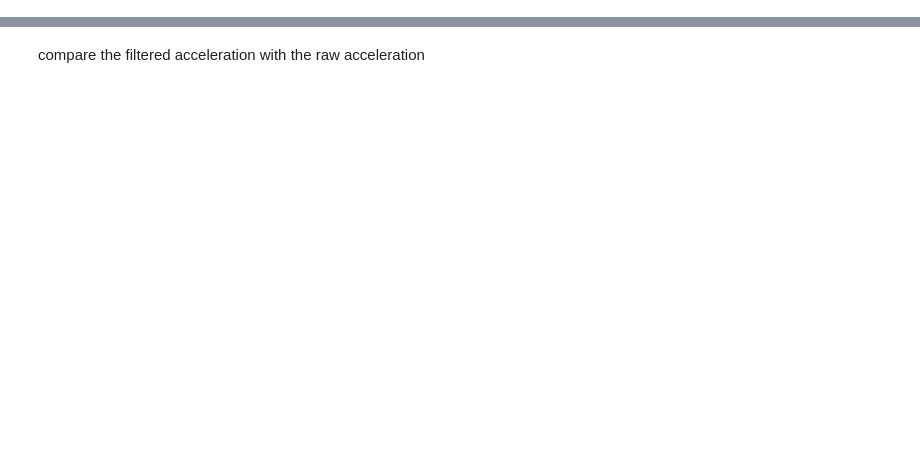
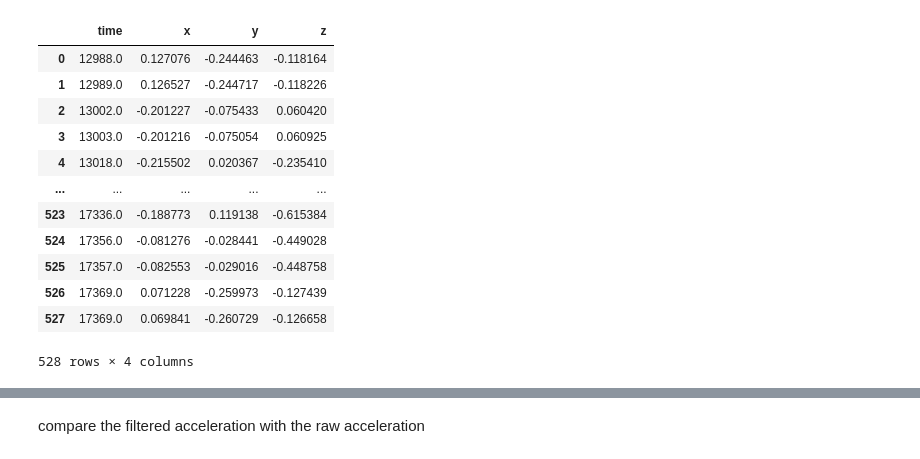
Before and after one commit to konbraphat51/ReckonerCamera, a Jupyter notebook: Exp/filtering.ipynb, the cells around one changed output, grey strips where cells are left out. Cells and saved outputs as stored; diff of their text form; code cells hidden in the pictures; blank space fills up the shorter version.

```diff
--- a/Exp/filtering.ipynb
+++ b/Exp/filtering.ipynb
@@ -3,9 +3,23 @@ import pandas as pd
 import numpy as np
 from matplotlib import pyplot as plt
 # %%
-df = pd.read_csv('data_0.csv', names=["time", "x", "y", "z"])
+df = pd.read_csv('data_2.csv', names=["time", "x", "y", "z"])
 
 df
+# %% [output]
+|  | time | x | y | z |
+| 0 | 12988.0 | 0.127076 | -0.244463 | -0.118164 |
+| 1 | 12989.0 | 0.126527 | -0.244717 | -0.118226 |
+| 2 | 13002.0 | -0.201227 | -0.075433 | 0.060420 |
+| 3 | 13003.0 | -0.201216 | -0.075054 | 0.060925 |
+| 4 | 13018.0 | -0.215502 | 0.020367 | -0.235410 |
+| ... | ... | ... | ... | ... |
+| 523 | 17336.0 | -0.188773 | 0.119138 | -0.615384 |
+| 524 | 17356.0 | -0.081276 | -0.028441 | -0.449028 |
+| 525 | 17357.0 | -0.082553 | -0.029016 | -0.448758 |
+| 526 | 17369.0 | 0.071228 | -0.259973 | -0.127439 |
+| 527 | 17369.0 | 0.069841 | -0.260729 | -0.126658 |
+528 rows × 4 columns
 # %%
 _sum = 0
 for cnt in range(0, len(df)-1):
```
Also changed, not shown: parts of 5 cells of this notebook, 1 other file.
